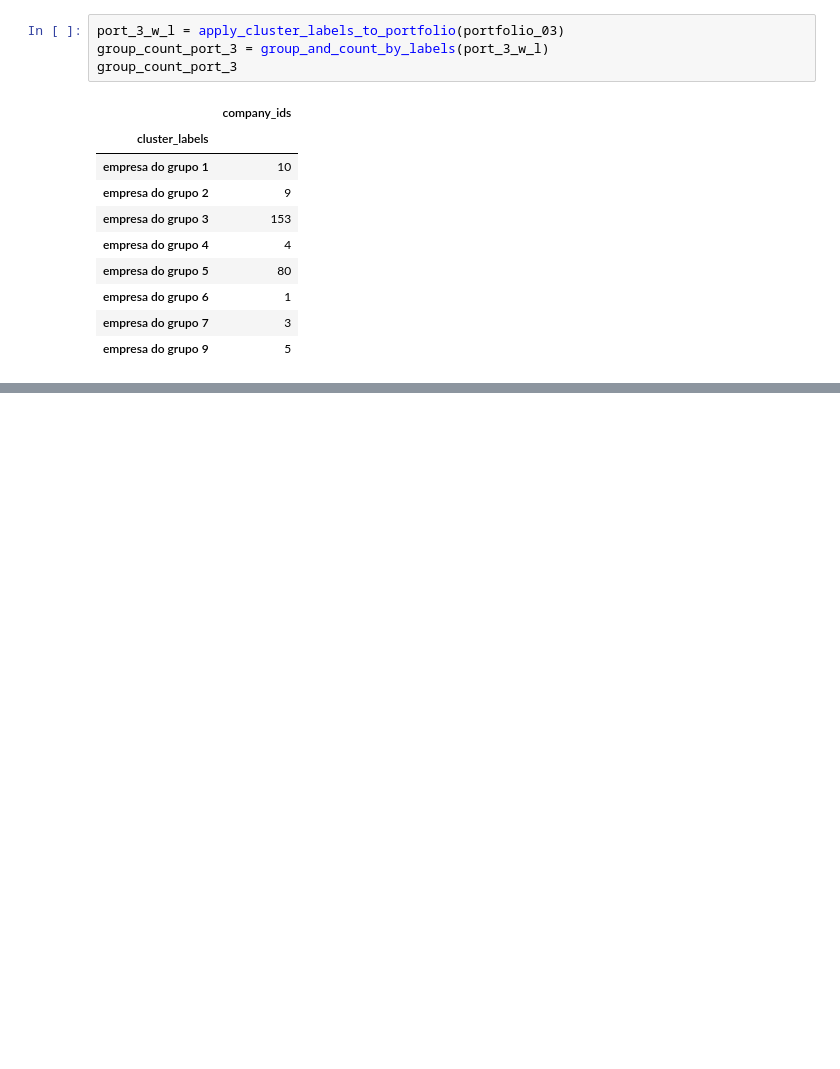
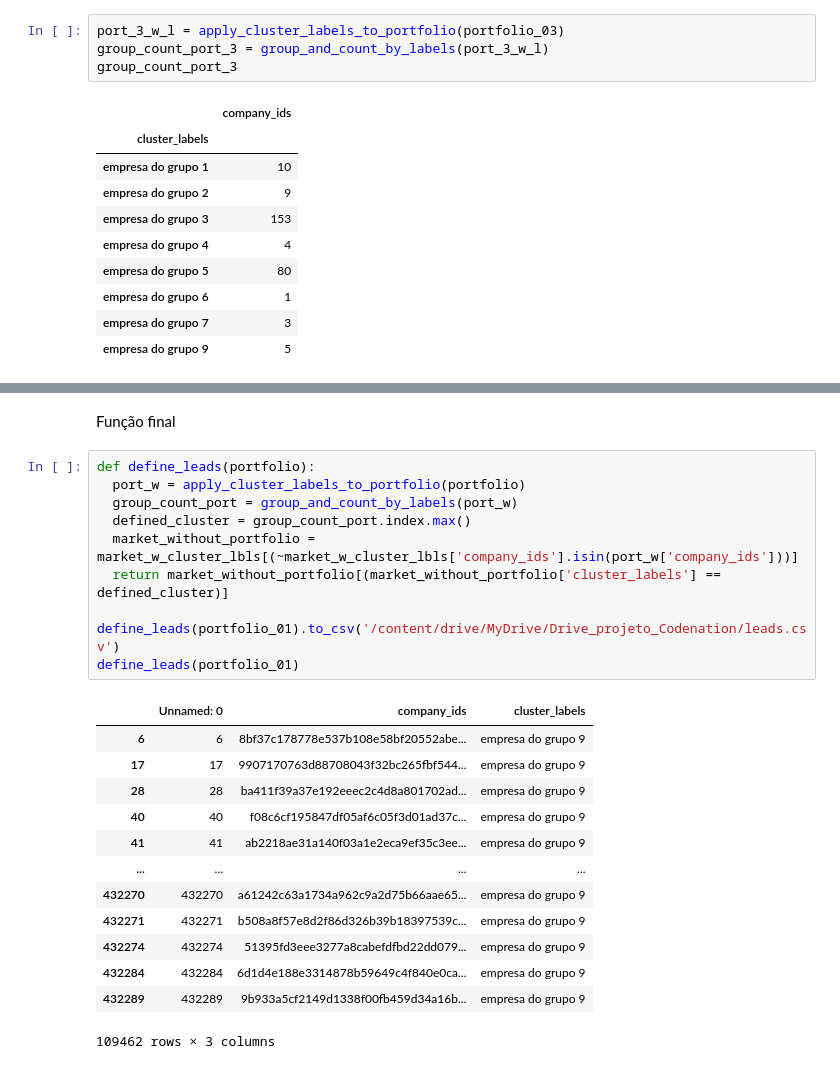
Before and after one commit to igmriegel/group-project-codenation, a Jupyter notebook: Leads_dos_clusters.ipynb, the cells around one changed output, grey strips where cells are left out. Drawn from its saved outputs; the diff is of its cells as text; blank space fills up the shorter version.

```diff
--- a/Leads_dos_clusters.ipynb
+++ b/Leads_dos_clusters.ipynb
@@ -108,0 +158,26 @@ group_count_port_3
+# %% [markdown]
+Função final
+# %%
+def define_leads(portfolio):
+  port_w = apply_cluster_labels_to_portfolio(portfolio)
+  group_count_port = group_and_count_by_labels(port_w)
+  defined_cluster = group_count_port.index.max()
+  market_without_portfolio = market_w_cluster_lbls[(~market_w_cluster_lbls['company_ids'].isin(port_w['company_ids']))]
+  return market_without_portfolio[(market_without_portfolio['cluster_labels'] == defined_cluster)]
+
+define_leads(portfolio_01).to_csv('/content/drive/MyDrive/Drive_projeto_Codenation/leads.csv')
+define_leads(portfolio_01)
+# %% [output]
+|  | Unnamed: 0 | company_ids | cluster_labels |
+| 6 | 6 | 8bf37c178778e537b108e58bf20552abe... | empresa do grupo 9 |
+| 17 | 17 | 9907170763d88708043f32bc265fbf544... | empresa do grupo 9 |
+| 28 | 28 | ba411f39a37e192eeec2c4d8a801702ad... | empresa do grupo 9 |
+| 40 | 40 | f08c6cf195847df05af6c05f3d01ad37c... | empresa do grupo 9 |
+| 41 | 41 | ab2218ae31a140f03a1e2eca9ef35c3ee... | empresa do grupo 9 |
+| ... | ... | ... | ... |
+| 432270 | 432270 | a61242c63a1734a962c9a2d75b66aae65... | empresa do grupo 9 |
+| 432271 | 432271 | b508a8f57e8d2f86d326b39b18397539c... | empresa do grupo 9 |
+| 432274 | 432274 | 51395fd3eee3277a8cabefdfbd22dd079... | empresa do grupo 9 |
+| 432284 | 432284 | 6d1d4e188e3314878b59649c4f840e0ca... | empresa do grupo 9 |
+| 432289 | 432289 | 9b933a5cf2149d1338f00fb459d34a16b... | empresa do grupo 9 |
+109462 rows × 3 columns
```
Also changed, not shown: parts of 16 cells of this notebook.
